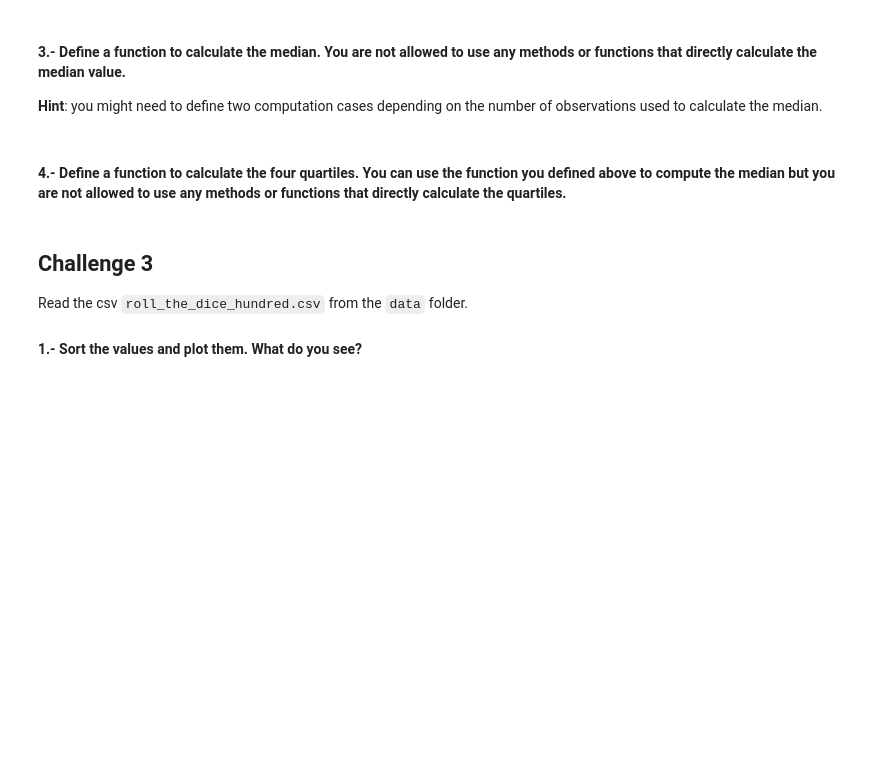
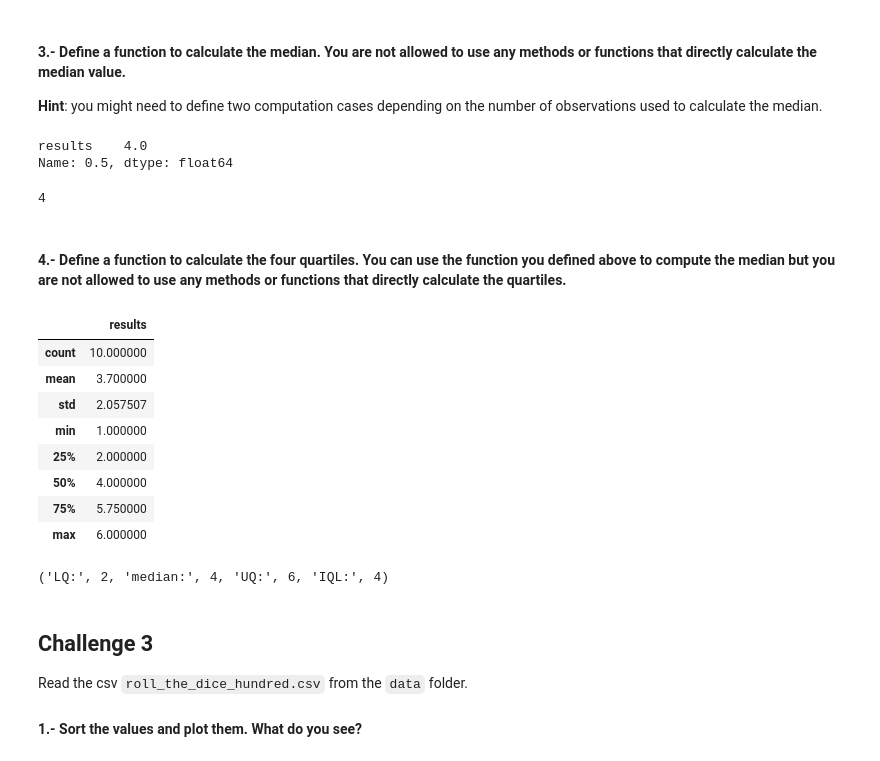
Before and after one commit to ta-data-bcn/descriptive-stats, a Jupyter notebook: your-code/main.ipynb, the cells around one changed output. Cells and saved outputs as stored; diff of their text form; code cells hidden in the pictures; blank space fills up the shorter version.

```diff
--- a/your-code/main.ipynb
+++ b/your-code/main.ipynb
@@ -82,2 +95,11 @@ AttributeError: 'DataFrame' object has no attribute 'colSums'
+# %%
+rolls.quantile(0.5)
+# %% [output]
+results    4.0
+Name: 0.5, dtype: float64
+# %%
+median_function(rolls["results"])
+# %% [output]
+4
 # %% [markdown]
 #### 4.- Define a function to calculate the four quartiles. You can use the function you defined above to compute the median but you are not allowed to use any methods or functions that directly calculate the quartiles.
@@ -85,0 +106,12 @@ AttributeError: 'DataFrame' object has no attribute 'colSums'
+# %%
+rolls.describe()
+# %% [output]
+|  | results |
+| count | 10.000000 |
+| mean | 3.700000 |
+| std | 2.057507 |
+| min | 1.000000 |
+| 25% | 2.000000 |
+| 50% | 4.000000 |
+| 75% | 5.750000 |
+| max | 6.000000 |
@@ -86,3 +128,7 @@ AttributeError: 'DataFrame' object has no attribute 'colSums'
+# %%
+quartiles_function(rolls["results"])
+# %% [output]
+('LQ:', 2, 'median:', 4, 'UQ:', 6, 'IQL:', 4)
 # %% [markdown]
 ## Challenge 3
 Read the csv `roll_the_dice_hundred.csv` from the `data` folder.
```
Also changed, not shown: parts of 12 cells of this notebook.
